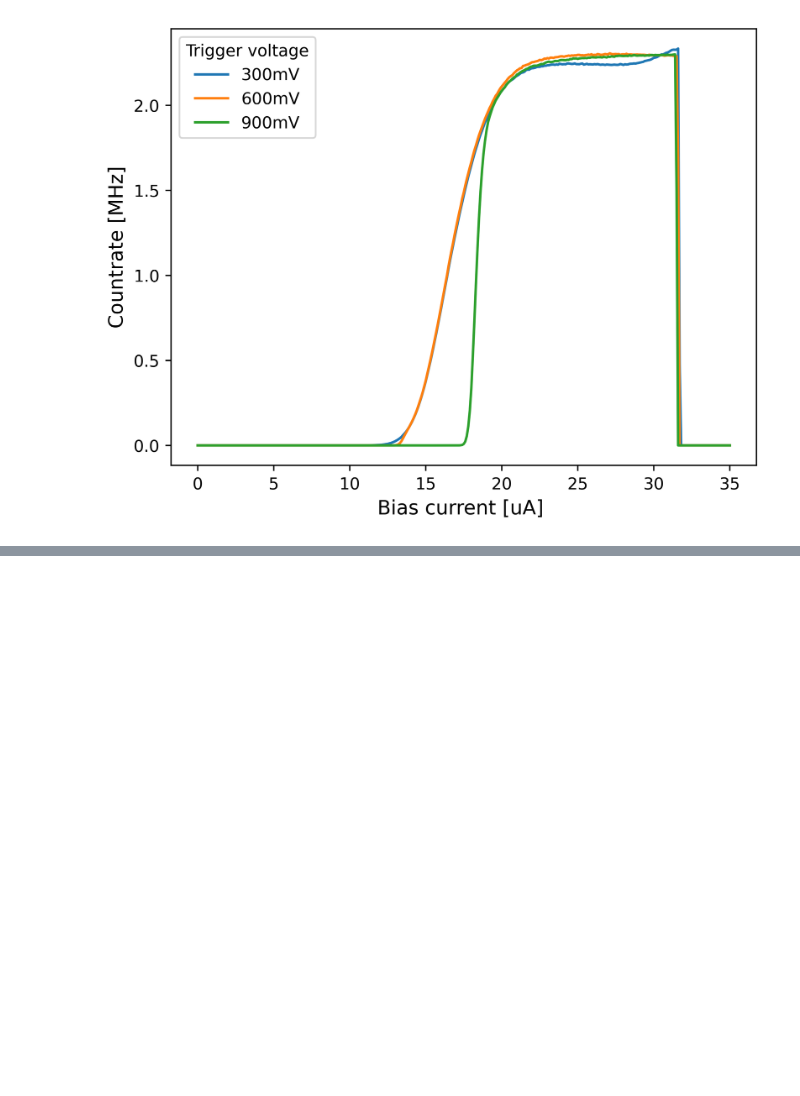
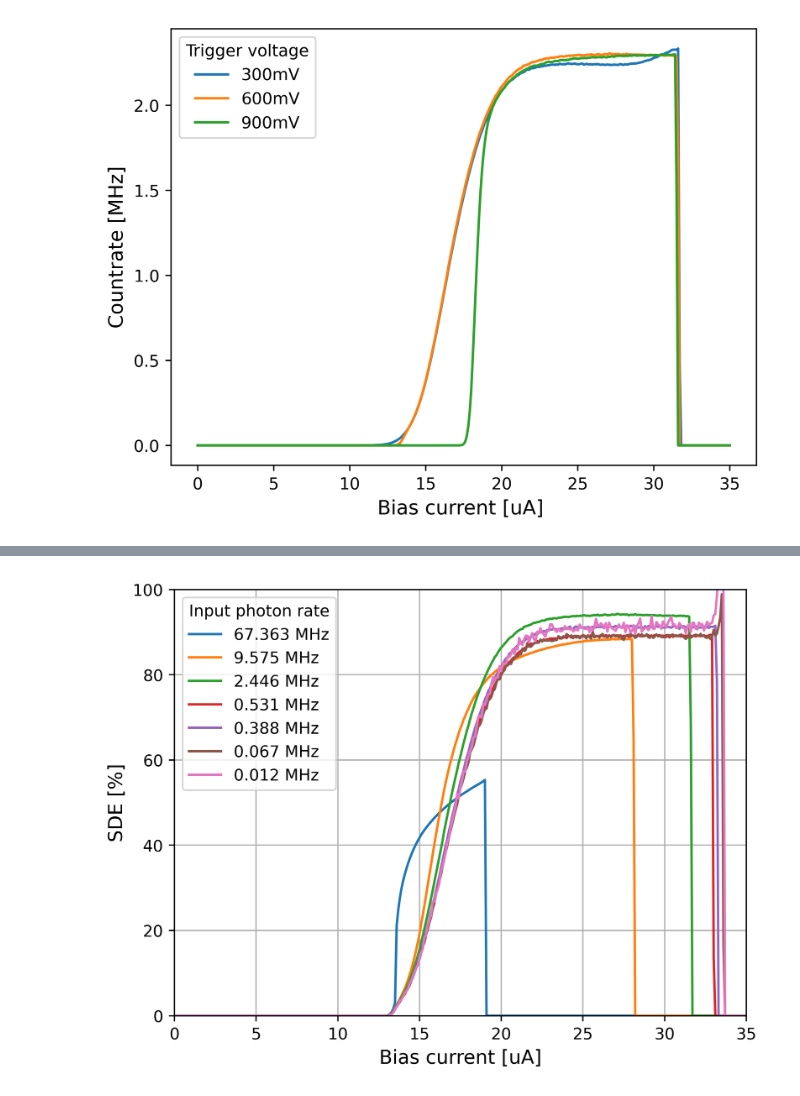
Before and after one commit to MXM1796/Bachelor_thesis_24, a Jupyter notebook: Porgramming/efficiency_evaluation.ipynb, the cells around one changed output, grey strips where cells are left out. Cells and saved outputs as stored; diff of their text form; code cells hidden in the pictures; blank space fills up the shorter version.

```diff
--- a/Porgramming/efficiency_evaluation.ipynb
+++ b/Porgramming/efficiency_evaluation.ipynb
@@ -456,2 +458,21 @@ No artists with labels found to put in legend.  Note that artists whose label st
 # %%
-'
+plt.plot(bias_sweep_7_48_600[:,0], bias_sweep_7_48_600[:,1]/photons_per_second(beam_pow_2, OD_7_48) * 100, label=f"{round(photons_per_second(beam_pow_2, OD_7_48)*10**(-6),3)} MHz" )
+plt.plot(bias_sweep_8_32_600[:,0], bias_sweep_8_32_600[:,1]/photons_per_second(beam_pow_2, OD_8_32) * 100, label=f"{round(photons_per_second(beam_pow_2, OD_8_32)*10**(-6),3)} MHz" )
+plt.plot(bias_sweep_8_92_600[:,0], bias_sweep_8_92_600[:,1]/photons_per_second(beam_pow_2, OD_8_92) * 100, label=f"{round(photons_per_second(beam_pow_2, OD_8_92)*10**(-6),3)} MHz" )
+plt.plot(bias_sweep_9_58_600[:,0], bias_sweep_9_58_600[:,1]/photons_per_second(beam_pow_2, OD_9_58) * 100, label=f"{round(photons_per_second(beam_pow_2, OD_9_58)*10**(-6), 3)} MHz")
+plt.plot(bias_sweep_9_72_600[:,0], bias_sweep_9_72_600[:,1]/photons_per_second(beam_pow_2, OD_9_72) * 100, label=f"{round(photons_per_second(beam_pow_2, OD_9_72)*10**(-6), 3)} MHz")
+plt.plot(bias_sweep_10_48_600[:,0], bias_sweep_10_48_600[:,1]/photons_per_second(beam_pow_2, OD_10_48)  * 100, label=f"{round(photons_per_second(beam_pow_2, OD_10_48)*10**(-6), 3)} MHz")
+plt.plot(bias_sweep_11_22_600[:,0], bias_sweep_11_22_600[:,1]/photons_per_second(beam_pow_2, OD_11_22)  * 100, label=f"{round(photons_per_second(beam_pow_2, OD_11_22)*10**(-6), 3)} MHz")
+# plt.plot(bias_sweep_12_06_600[:,0], bias_sweep_12_06_600[:,1]/photons_per_second(beam_pow_2, OD_12_06)  * 100, label=f"{round(photons_per_second(beam_pow_2, OD_12_06)*10**(-6), 4)} MHz")
+# plt.axhline(y=90, color='r', linestyle='--', label='90%')
+plt.xlim([0, 35])
+plt.ylim([0,100])
+plt.xlabel("Bias current [uA]")
+plt.ylabel("SDE [%]")
+plt.legend(title="Input photon rate")
+save_name = "HQO_20240727_sde_bias_sweep_tv_600_thesis"
+plt.grid(True)
+plott_settings_default("", "Bias current [uA]", "SDE [%]", name_for_saving=save_name)
+plt.show()
+# %% [output]
+[figure, added]
```
Also changed, not shown: parts of 3 cells of this notebook, 8 other files.
